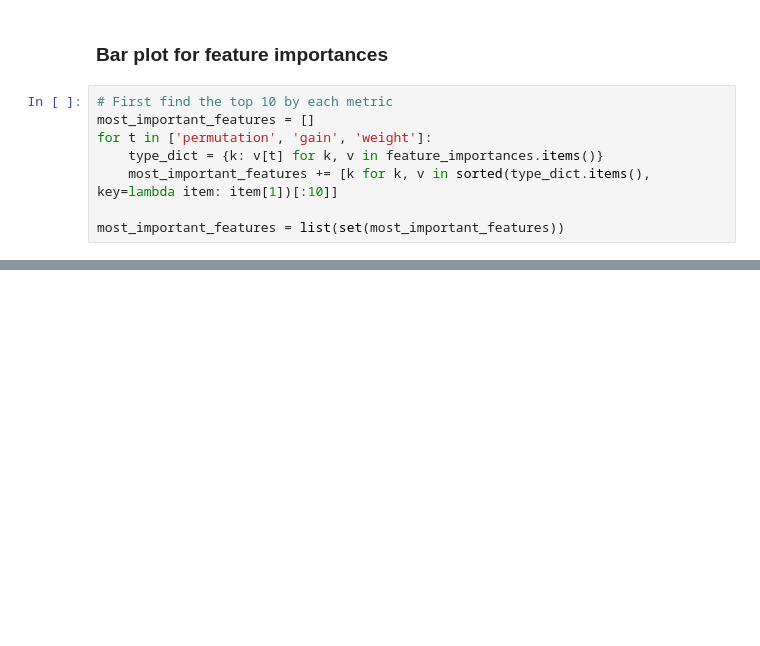
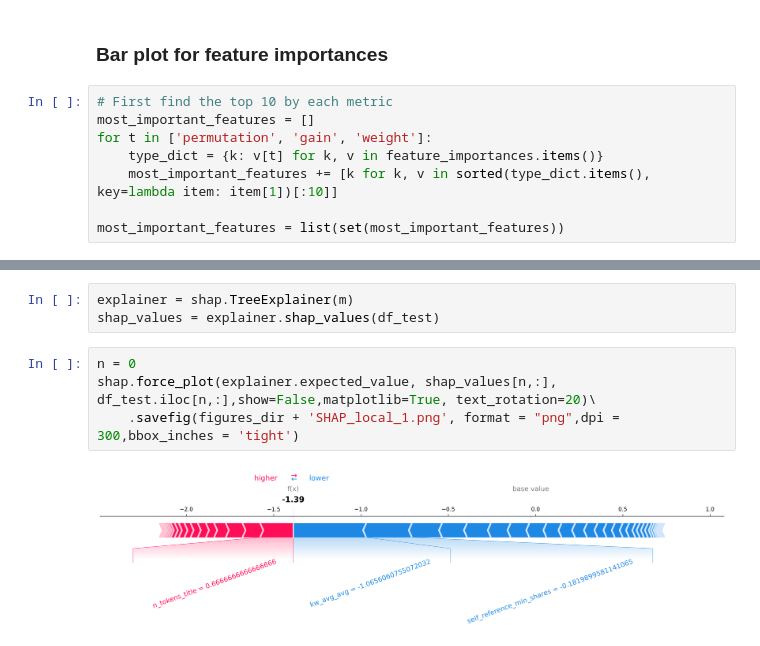
Before and after one commit to spacegoat1/news_article_popularity, a Jupyter notebook: src/9_interpreting.ipynb, the cells around one changed output, grey strips where cells are left out. Drawn from its saved outputs; the diff is of its cells as text; blank space fills up the shorter version.

```diff
--- a/src/9_interpreting.ipynb
+++ b/src/9_interpreting.ipynb
@@ -126,0 +140,9 @@ plt.savefig(figures_dir + 'feature_importances.png', bbox_inches='tight')
+# %%
+explainer = shap.TreeExplainer(m)
+shap_values = explainer.shap_values(df_test)
+# %%
+n = 0
+shap.force_plot(explainer.expected_value, shap_values[n,:], df_test.iloc[n,:],show=False,matplotlib=True, text_rotation=20)\
+    .savefig(figures_dir + 'SHAP_local_1.png', format = "png",dpi = 300,bbox_inches = 'tight')
+# %% [output]
+[figure, added]
```
Also changed, not shown: parts of 10 cells of this notebook, 8 other files.
